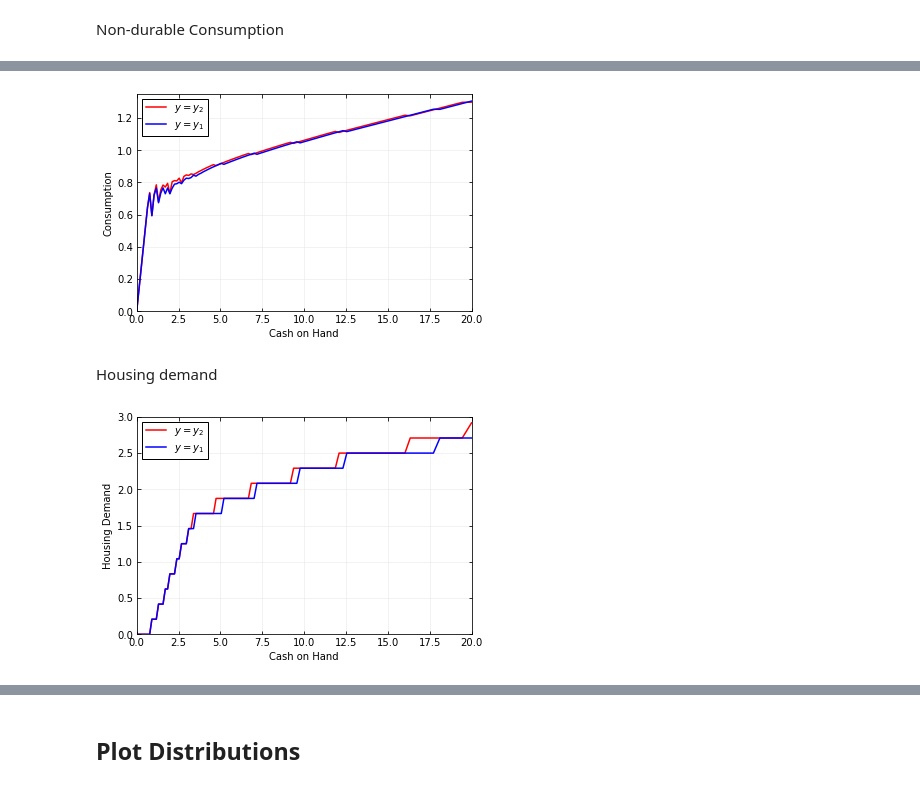
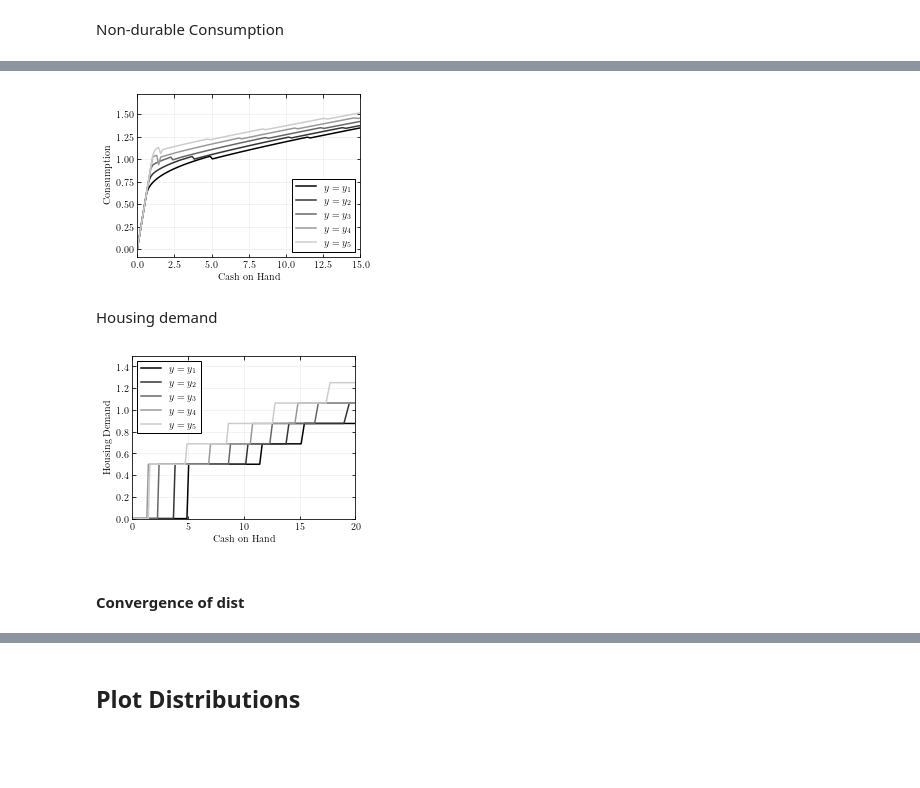
Before and after one commit to madsankern/MA_thesis, a Jupyter notebook: 00 - Stationary.ipynb, the cells around one changed output, grey strips where cells are left out. Cells and saved outputs as stored; diff of their text form; code cells hidden in the pictures; blank space fills up the shorter version.

```diff
--- a/00 - Stationary.ipynb
+++ b/00 - Stationary.ipynb
@@ -27,5 +24,8 @@ The autoreload extension is already loaded. To reload it, use:
 # %%
 # Something for figure layout here
+plt.rc('font', family='serif')
+plt.rc('text', usetex=True)
+plt.rc('axes', axisbelow=True)
 # %%
 # Define the model
 model = HousingModelClass(name='example_negm',par={'solmethod':'negm', 'do_print':False})
@@ -40,0 +42,3 @@ model.simulate()
+# %%
+Hs = np.mean(model.sim.n)
+print(Hs)
@@ -45,12 +51,12 @@ Find demand curve over a grid of house prices
 # %%
 # Grid over house prices
 Nr = 15
-p_vec = np.linspace(0.5,1.5,Nr)
+p_vec = np.linspace(.2,3.0,Nr)
 p_min = p_vec[0]
 p_max = p_vec[Nr-1]
 
 # Supply
-Hs = 4.1 # Find some value
+# Hs = 4.1 # Find some value
 
 # Initialize demand function
 Hd = np.zeros(shape=len(p_vec))
@@ -65,7 +71,7 @@ for i_p,p in enumerate(p_vec):
     model.simulate()
 
     # Aggregate demand
-    Hd[i_p] = np.mean(model.sim.d[175:199,:])
+    Hd[i_p] = np.mean(model.sim.d[175:,:])
 
     # Bound on p
     diff = Hs - Hd[i_p]
@@ -242,43 +168,49 @@ plt.savefig('../../tex/figs/c_keep.pdf')
 # %%
 # Initialize the figure
-fig = plt.figure(figsize=(6,4))
+fig = plt.figure(figsize=(4,3))
 ax = fig.add_subplot(1,1,1)
 
 # Plot the avalanche sizes
-ax.plot(model.par.grid_x, model.sol.c_adj[0,0,1,:], linestyle = '-', color = 'red', linewidth = '1.5', label = r'$y=y_2$')
-ax.plot(model.par.grid_x, model.sol.c_adj[0,0,0,:], linestyle = '-', color = 'blue', linewidth = '1.5', label = r'$y=y_1$')
+ax.plot(model.par.grid_x, model.sol.c_adj[0,0,0,:], linestyle = '-', color = '0', linewidth = '1.5', label = r'$y=y_1$')
+ax.plot(model.par.grid_x, model.sol.c_adj[0,0,1,:], linestyle = '-', color = '0.2', linewidth = '1.5', label = r'$y=y_2$')
+ax.plot(model.par.grid_x, model.sol.c_adj[0,0,2,:], linestyle = '-', color = '0.4', linewidth = '1.5', label = r'$y=y_3$')
+ax.plot(model.par.grid_x, model.sol.c_adj[0,0,3,:], linestyle = '-', color = '0.6', linewidth = '1.5', label = r'$y=y_4$')
+ax.plot(model.par.grid_x, model.sol.c_adj[0,0,4,:], linestyle = '-', color = '0.8', linewidth = '1.5', label = r'$y=y_5$')
 
 # Plot setting
 ax.set_xlabel('Cash on Hand')
 ax.set_ylabel('Consumption')
 
-ax.set_xlim(0,20)
-ax.set_ylim(0,1.35)
+ax.set_xlim(0,15)
+# ax.set_ylim(0,1.35)
 
 ax.grid(visible=True, which = 'major', linestyle='-', linewidth=0.5, color='0.9')
 ax.tick_params(axis='both',bottom=True,top=True,left=True,right=True,direction='in',which='both')
 ax.legend(frameon = True, edgecolor = 'k', facecolor = 'white', framealpha=1, fancybox=False)
 
 plt.savefig('../../tex/figs/c_adj.pdf')
 # %% [output]
-[figure, old version]
+[figure, new version]
 # %% [markdown]
 Housing demand
 # %%
 # Initialize the figure
-fig = plt.figure(figsize=(6,4))
+fig = plt.figure(figsize=(4,3))
 ax = fig.add_subplot(1,1,1)
 
 # Plot the avalanche sizes
-ax.plot(model.par.grid_x, model.sol.d_adj[0,0,1,:], linestyle = '-', color = 'red', linewidth = '1.5', label = r'$y=y_2$')
-ax.plot(model.par.grid_x, model.sol.d_adj[0,0,0,:], linestyle = '-', color = 'blue', linewidth = '1.5', label = r'$y=y_1$')
+ax.plot(model.par.grid_x, model.sol.d_adj[0,0,0,:], linestyle = '-', color = '0', linewidth = '1.5', label = r'$y=y_1$')
+ax.plot(model.par.grid_x, model.sol.d_adj[0,0,1,:], linestyle = '-', color = '0.2', linewidth = '1.5', label = r'$y=y_2$')
+ax.plot(model.par.grid_x, model.sol.d_adj[0,0,2,:], linestyle = '-', color = '0.4', linewidth = '1.5', label = r'$y=y_3$')
+ax.plot(model.par.grid_x, model.sol.d_adj[0,0,3,:], linestyle = '-', color = '0.6', linewidth = '1.5', label = r'$y=y_4$')
+ax.plot(model.par.grid_x, model.sol.d_adj[0,0,4,:], linestyle = '-', color = '0.8', linewidth = '1.5', label = r'$y=y_5$')
 
 # Plot setting
 ax.set_xlabel('Cash on Hand')
 ax.set_ylabel('Housing Demand')
 
 ax.set_xlim(0,20)
-ax.set_ylim(0,3)
+ax.set_ylim(0,1.5)
 
 ax.grid(visible=True, which = 'major', linestyle='-', linewidth=0.5, color='0.9')
 ax.tick_params(axis='both',bottom=True,top=True,left=True,right=True,direction='in',which='both')
@@ -286,4 +218,6 @@ ax.legend(frameon = True, edgecolor = 'k', facecolor = 'white', framealpha=1, fa
 
 plt.savefig('../../tex/figs/h_adj.pdf')
 # %% [output]
-[figure, old version]
+[figure, new version]
+# %% [markdown]
+#### Convergence of dist
```
Also changed, not shown: parts of 47 cells of this notebook, 6 other files.
